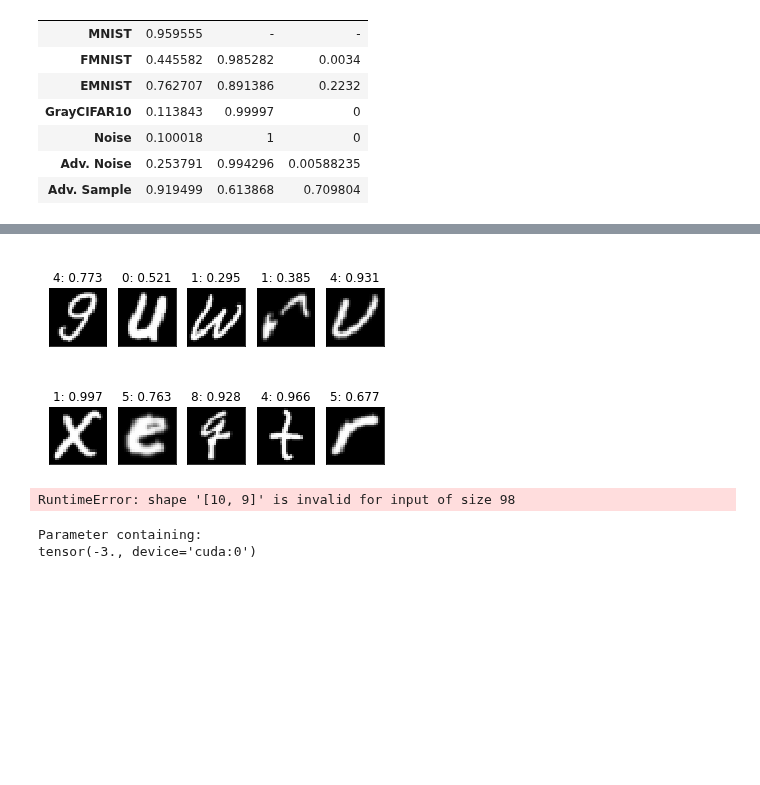
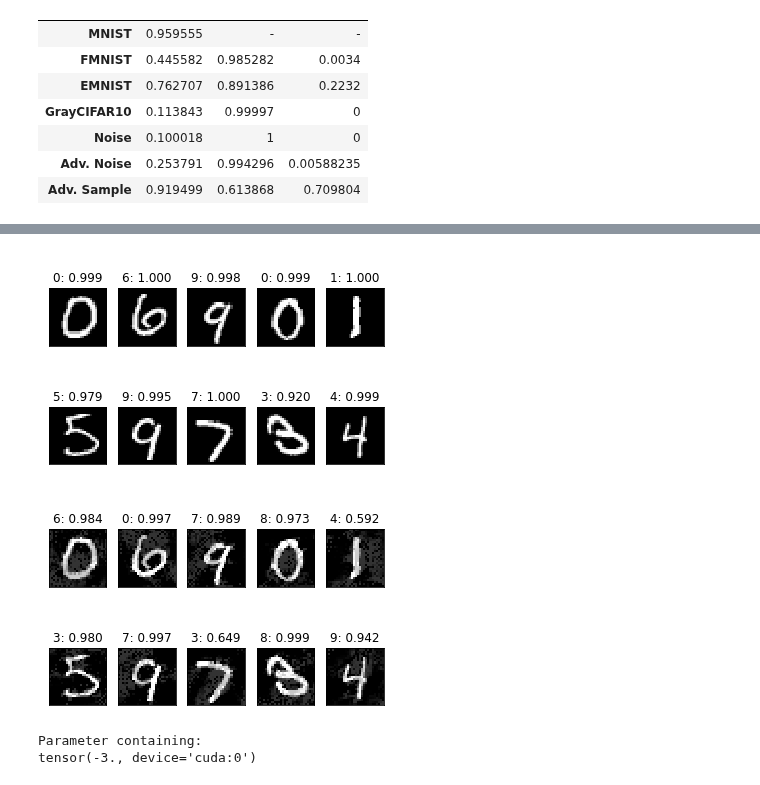
Before and after one commit to AlexMeinke/certified-certain-uncertainty, a Jupyter notebook: Evaluation Metrics.ipynb, the cells around one changed output, grey strips where cells are left out. Drawn from its saved outputs; the diff is of its cells as text; code cells hidden in the pictures; blank space fills up the shorter version.

```diff
--- a/Evaluation Metrics.ipynb
+++ b/Evaluation Metrics.ipynb
@@ -96,20 +96,20 @@ RuntimeError: shape '[10, 9]' is invalid for input of size 98
 # %%
-e = enumerate(dl.EMNIST_test_loader)
+e = enumerate(dl.MNIST_test_loader)
 e.__next__()
 data, label = e.__next__()[1]
 
 y_base = base_model(data.to(device))
 
 plotting.plot_samples([y_base], data.detach().cpu())
 
 data = adv.gen_adv_sample(base_model, device, data, label, epsilon=0.3, steps=200)
 
 y_base = base_model(data.to(device))
 
 plotting.plot_samples([y_base], data.detach().cpu())
 # %% [output]
-[figure, old version]
+[figure, new version]
-RuntimeError: shape '[10, 9]' is invalid for input of size 98
+[figure, added]
 # %%
 gmm_model_joint.loglam-=3.
 # %%
```
Also changed, not shown: parts of 1 cell of this notebook, 10 other files.
